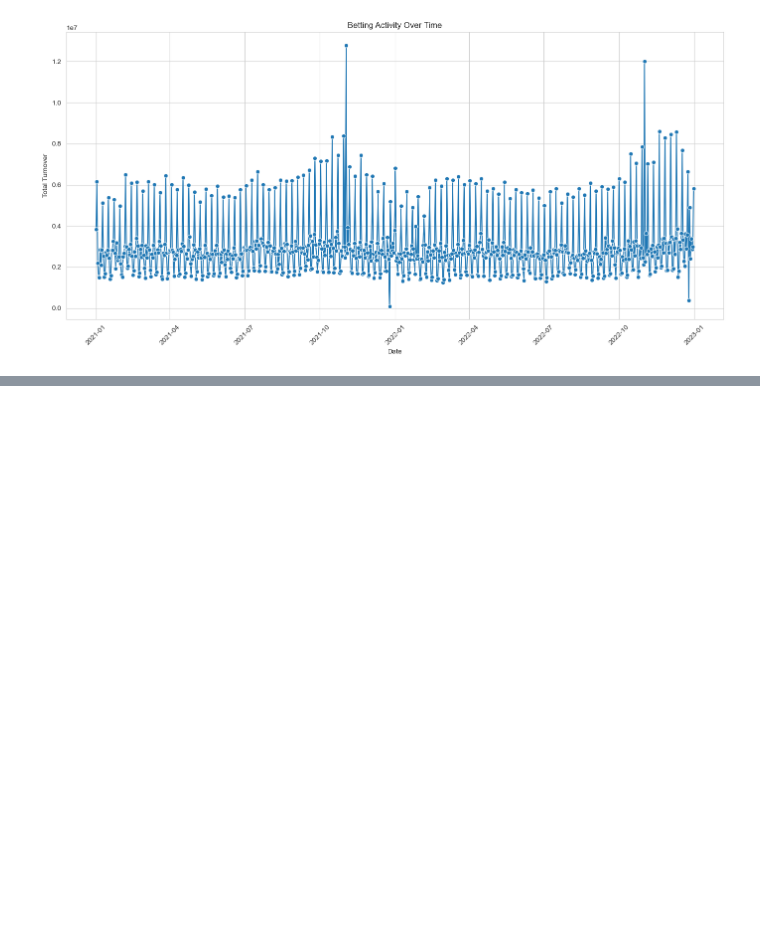
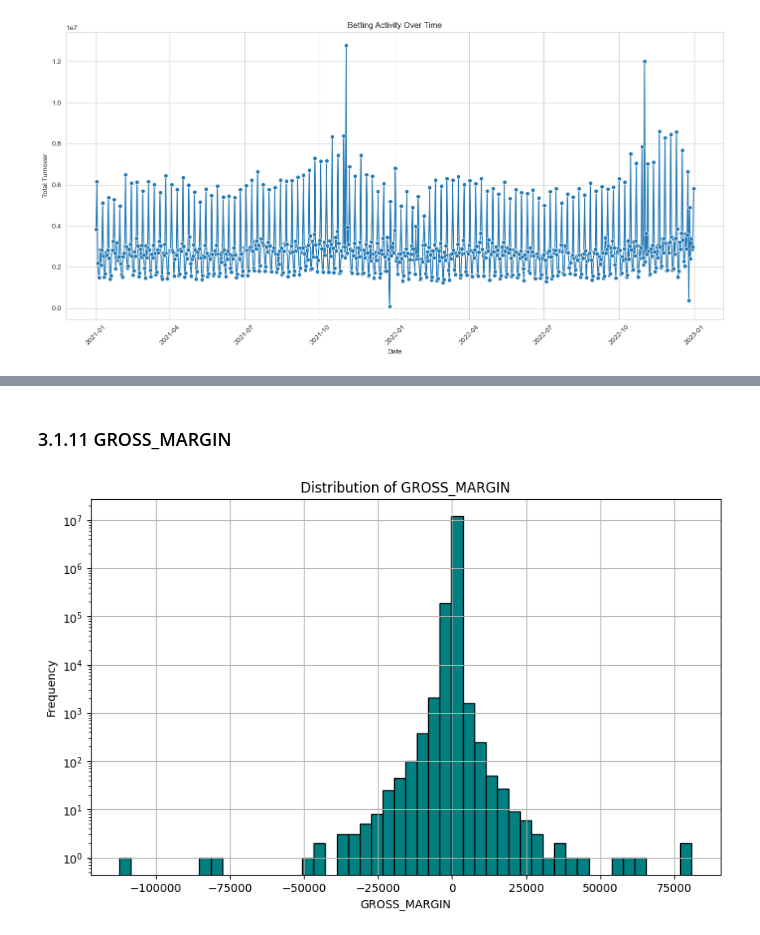
Before and after one commit to ThanhVo15/Competition, a Jupyter notebook: 2. Data Got Talent/2. Final Round/Code/TAB_Betting_Data.ipynb, the cells around one changed output, grey strips where cells are left out. Drawn from its saved outputs; the diff is of its cells as text; code cells hidden in the pictures; blank space fills up the shorter version.

```diff
--- a/2. Data Got Talent/2. Final Round/Code/TAB_Betting_Data.ipynb
+++ b/2. Data Got Talent/2. Final Round/Code/TAB_Betting_Data.ipynb
@@ -601,0 +690,13 @@ plt.show()
+# %% [markdown]
+### 3.1.11 GROSS_MARGIN
+# %%
+# Plotting the distribution of GROSS_MARGIN
+plt.figure(figsize=(10, 6))
+df['GROSS_MARGIN'].hist(bins=50, color='teal', edgecolor='black')
+plt.title('Distribution of GROSS_MARGIN')
+plt.xlabel('GROSS_MARGIN')
+plt.ylabel('Frequency')
+plt.yscale('log') # Log scale for better visualization of wide-ranging values
+plt.show()
+# %% [output]
+[figure, added]
```
Also changed, not shown: parts of 66 cells of this notebook.
